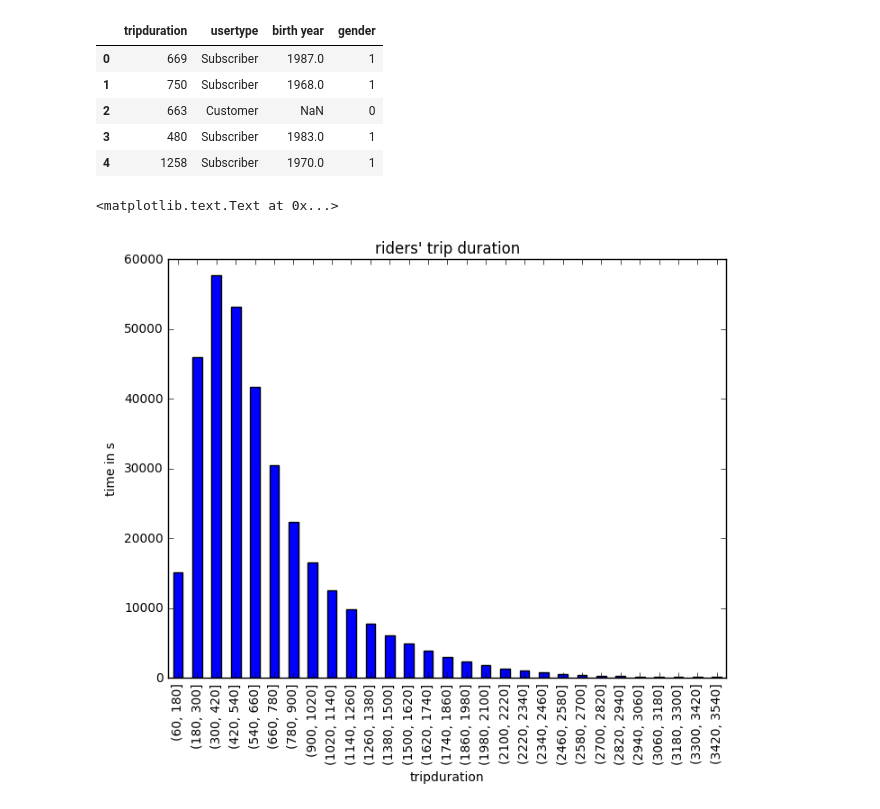
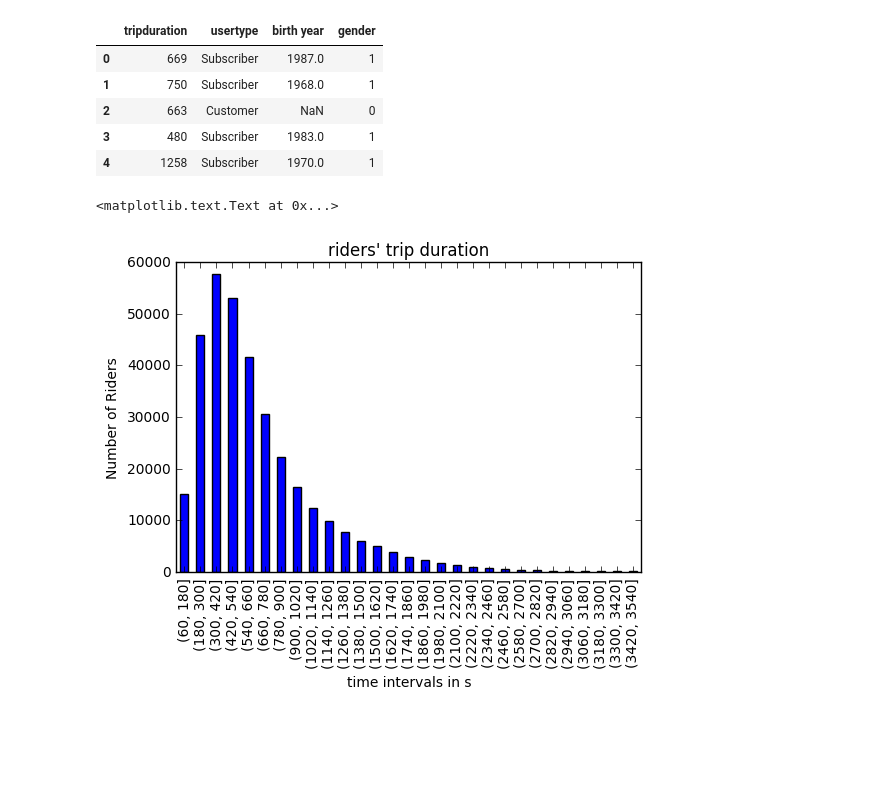
Before and after one commit to jz2575/PUI2016_jz2575, a Jupyter notebook: HW7_jz2575/HW7_jz2575.ipynb, the cells around one changed output. Cells and saved outputs as stored; diff of their text form; code cells hidden in the pictures; blank space fills up the shorter version.

```diff
--- a/HW7_jz2575/HW7_jz2575.ipynb
+++ b/HW7_jz2575/HW7_jz2575.ipynb
@@ -89,9 +89,10 @@ df.head()
 # %%
 bins = np.arange(60, 3600, 120)
 ax = df.tripduration.groupby(pd.cut(df.tripduration, bins)).agg([count_nonzero]).plot(kind='bar',
                                                                 legend=False)
 ax.set_title("riders' trip duration")
-ax.set_ylabel('time in s')
+ax.set_ylabel('Number of Riders')
+ax.set_xlabel('time intervals in s')
 # %% [output]
 <matplotlib.text.Text at 0x...>
-[figure, old version]
+[figure, new version]
```
